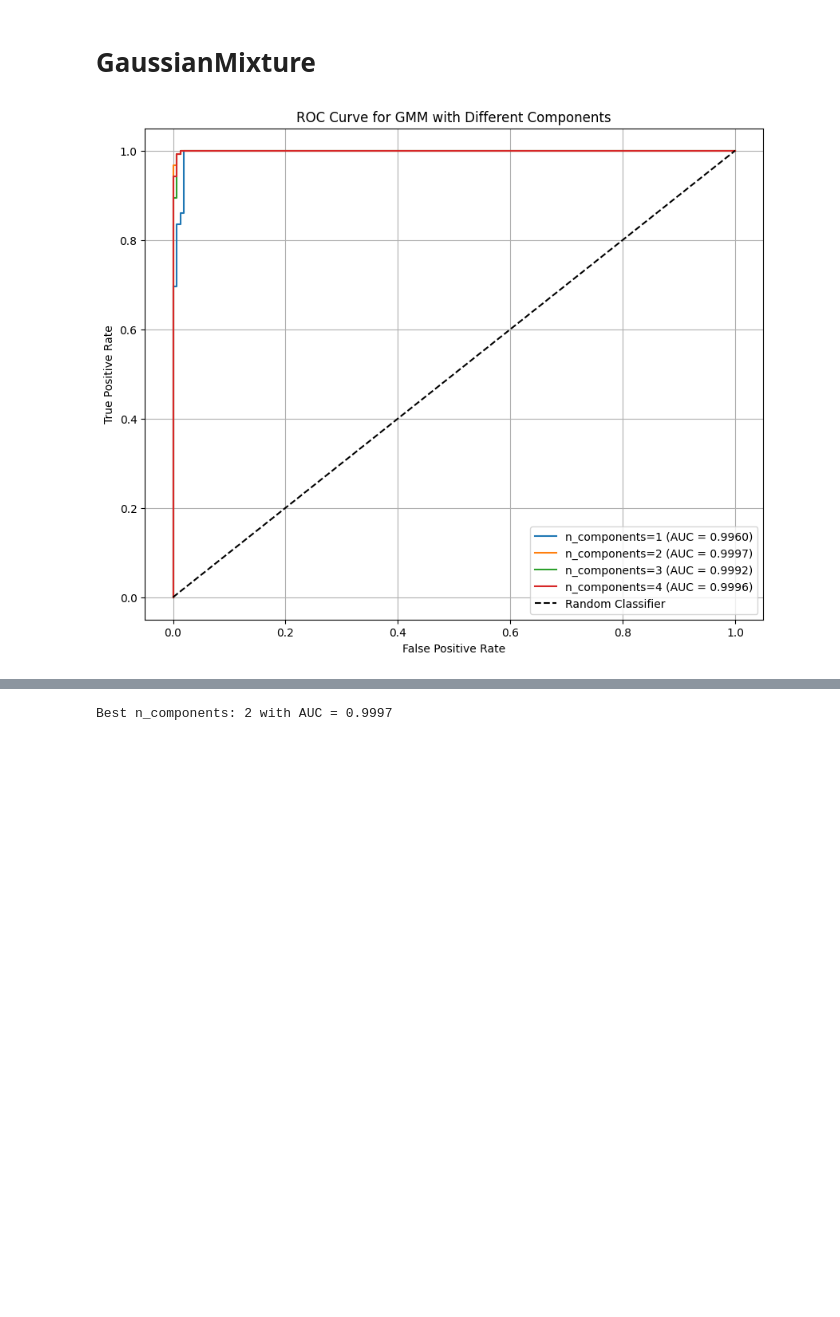
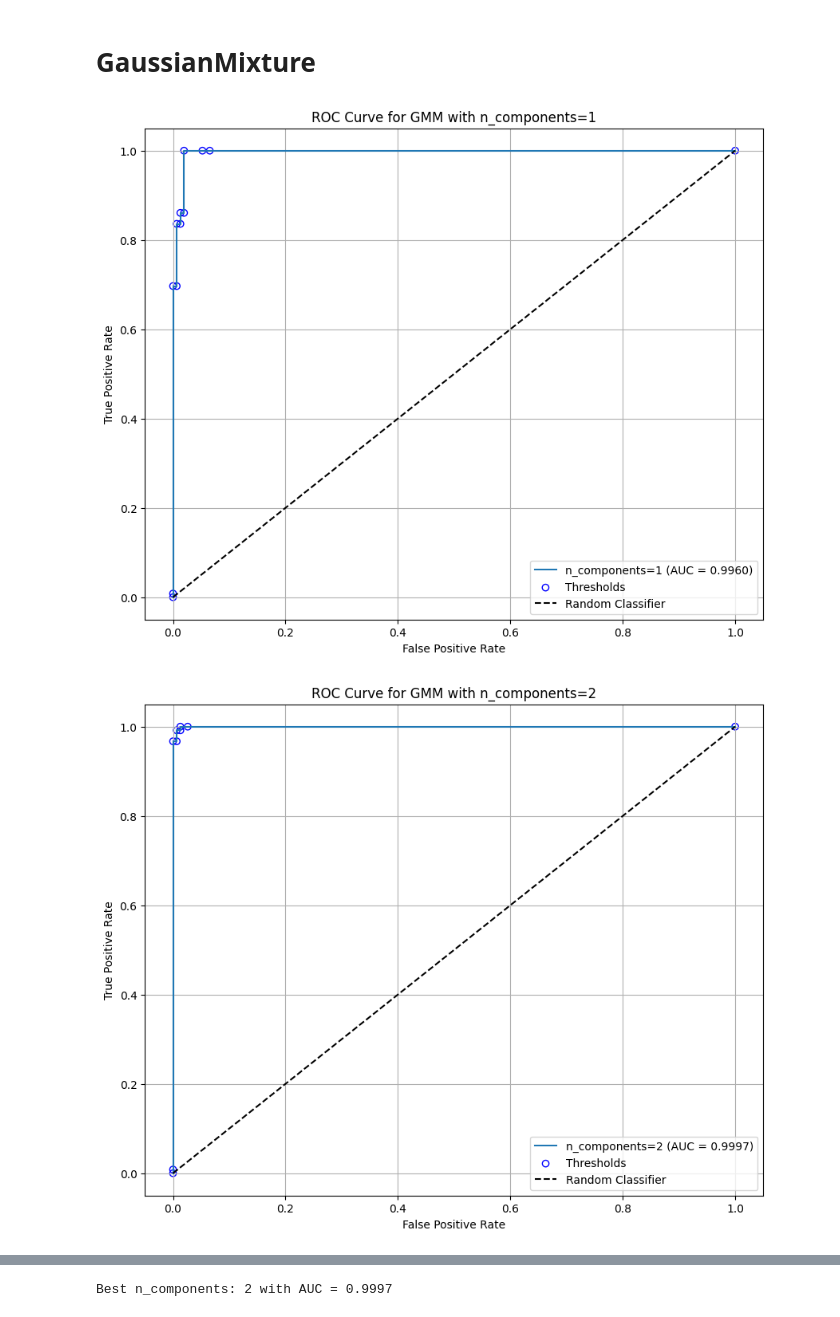
Before and after one commit to chryssa-pat/Decision-Theory, a Jupyter notebook: Project_2/Counterfeiting_of_banknotes.ipynb, the cells around one changed output, grey strips where cells are left out. Cells and saved outputs as stored; diff of their text form; code cells hidden in the pictures; blank space fills up the shorter version.

```diff
--- a/Project_2/Counterfeiting_of_banknotes.ipynb
+++ b/Project_2/Counterfeiting_of_banknotes.ipynb
@@ -552,42 +552,41 @@ weighted avg       1.00      1.00      1.00       275
 # %% [markdown]
 # **GaussianMixture**
 # %%
-# Model GMM for positive samples (Class 1)
 X_positive = X_train_scaled[y_train == 1]
 
 # Evaluate different numbers of Gaussian components
 n_components_list = [1, 2, 3, 4]
 roc_auc_values = []
 
-plt.figure(figsize=(10, 8))
-
 for n_components in n_components_list:
     # Train GMM
-    gmm = GaussianMixture(n_components=n_components, random_state=42)  # Set random_state for reproducibility
+    gmm = GaussianMixture(n_components=n_components, random_state=42)
     gmm.fit(X_positive)
 
     # Compute probabilities for test data
     log_likelihood = gmm.score_samples(X_test_scaled)
     prob = np.exp(log_likelihood)
 
     # Compute and plot the ROC Curve for the test set
-    fpr, tpr, _ = roc_curve(y_test, prob)
+    fpr, tpr, thresholds = roc_curve(y_test, prob)
     roc_auc = auc(fpr, tpr)
     roc_auc_values.append(roc_auc)
 
-    # Plot ROC Curve
+    # Create a separate plot for each n_components
+    plt.figure(figsize=(10, 8))
     plt.plot(fpr, tpr, label=f"n_components={n_components} (AUC = {roc_auc:.4f})")
-
-plt.plot([0, 1], [0, 1], 'k--', label="Random Classifier")
-plt.title("ROC Curve for GMM with Different Components")
-plt.xlabel("False Positive Rate")
-plt.ylabel("True Positive Rate")
-plt.legend()
-plt.grid()
-plt.show()
+    plt.scatter(fpr, tpr, facecolors='none', edgecolors='blue', label="Thresholds")
+    plt.plot([0, 1], [0, 1], 'k--', label="Random Classifier")
+    plt.title(f"ROC Curve for GMM with n_components={n_components}")
+    plt.xlabel("False Positive Rate")
+    plt.ylabel("True Positive Rate")
+    plt.legend()
+    plt.grid()
+    plt.show()
 
 # best number of components based on ROC AUC
 best_n_components = n_components_list[np.argmax(roc_auc_values)]
 print(f"Best n_components: {best_n_components} with AUC = {max(roc_auc_values):.4f}")
 # %% [output]
-[figure, old version]
+[figure, new version]
+[figure, added]
```
Also changed, not shown: parts of 2 cells of this notebook.
